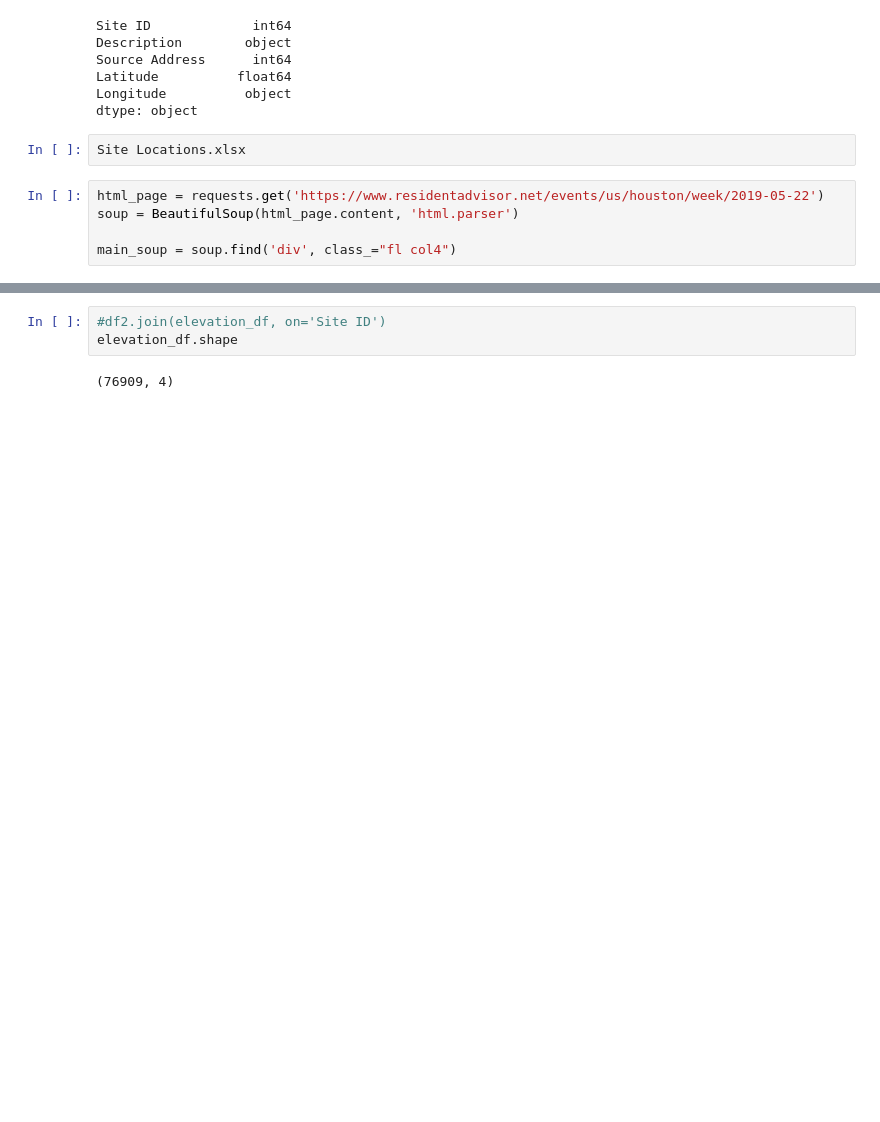
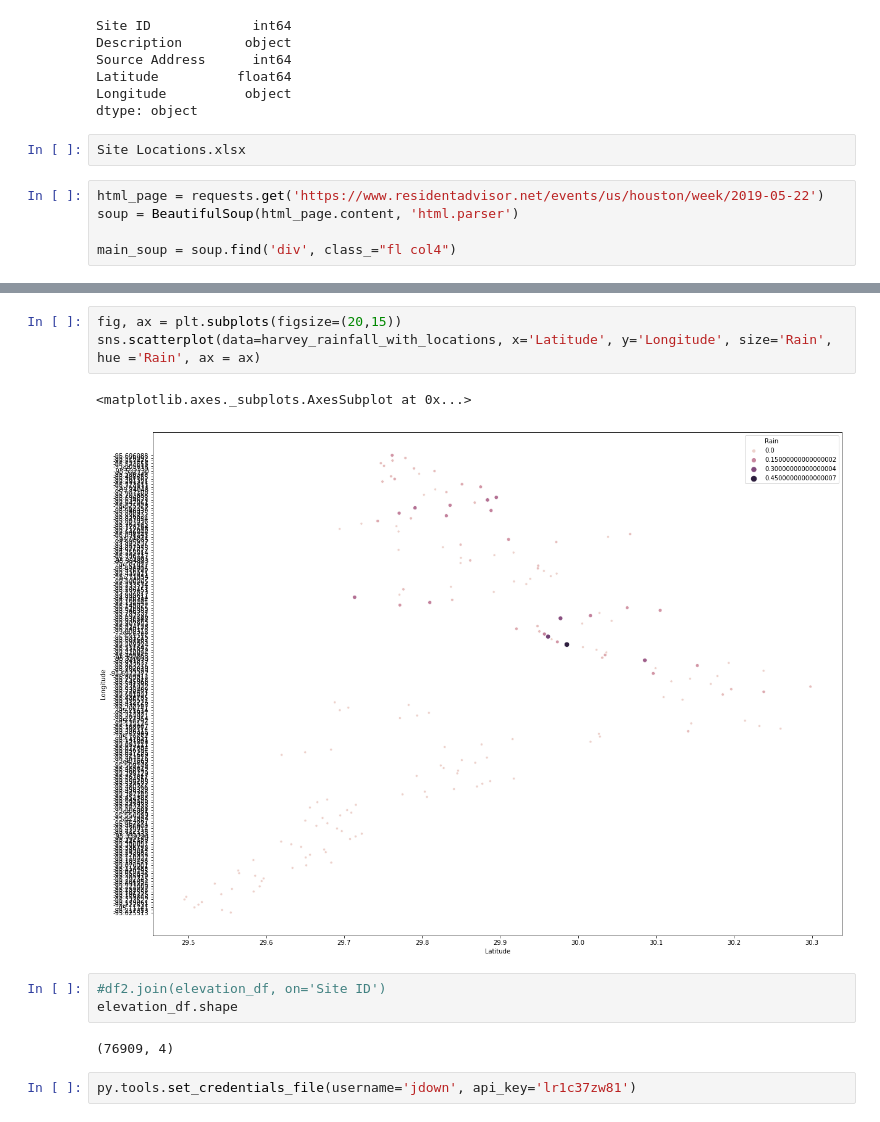
Before and after one commit to JoeDown/Houston-Flood-Data, a Jupyter notebook: Houston_Flood_Data.ipynb, the cells around one changed output, grey strips where cells are left out. Drawn from its saved outputs; the diff is of its cells as text; blank space fills up the shorter version.

```diff
--- a/Houston_Flood_Data.ipynb
+++ b/Houston_Flood_Data.ipynb
@@ -103,5 +136,13 @@ df2.shape
+# %%
+fig, ax = plt.subplots(figsize=(20,15))
+sns.scatterplot(data=harvey_rainfall_with_locations, x='Latitude', y='Longitude', size='Rain', hue ='Rain', ax = ax)
+# %% [output]
+<matplotlib.axes._subplots.AxesSubplot at 0x...>
+[figure, added]
 # %%
 #df2.join(elevation_df, on='Site ID')
 elevation_df.shape
 # %% [output]
 (76909, 4)
+# %%
+py.tools.set_credentials_file(username='jdown', api_key='lr1c37zw81')
```
Also changed, not shown: parts of 11 cells of this notebook.
